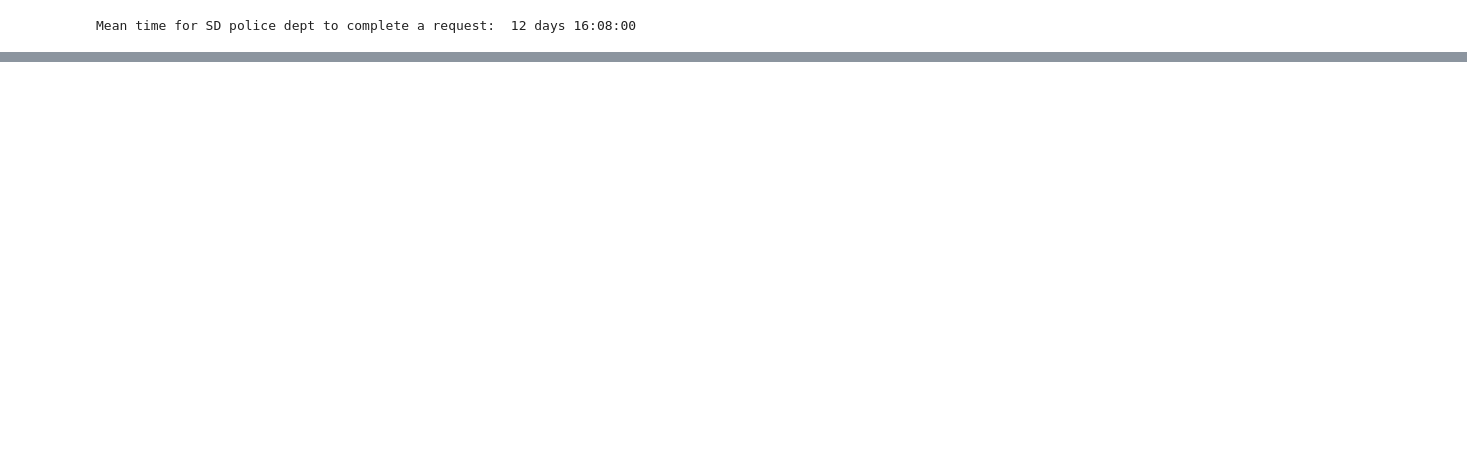
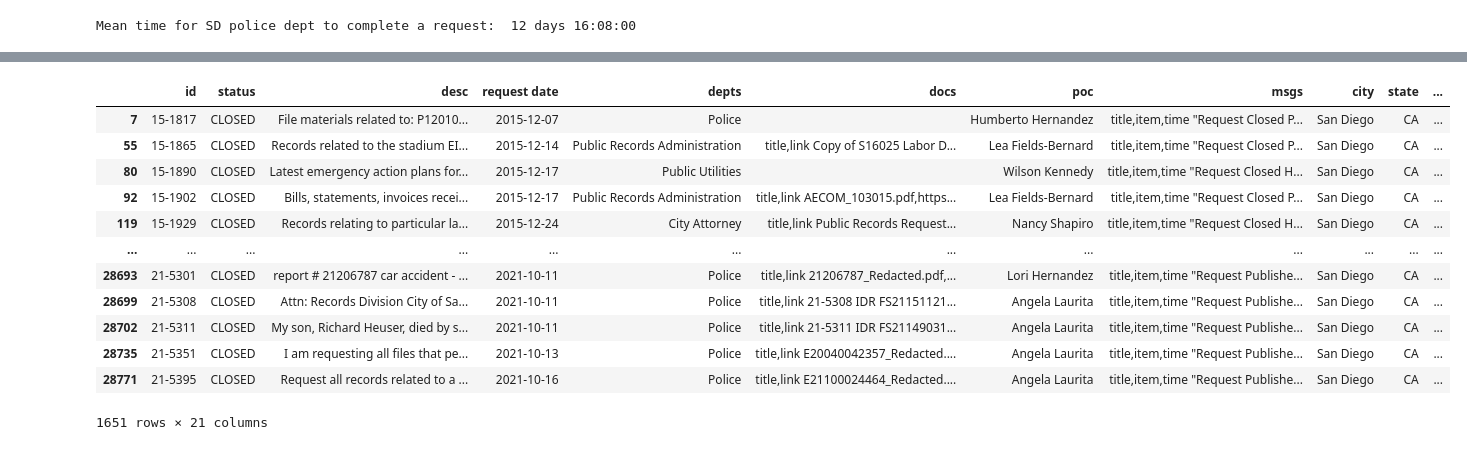
Before and after one commit to emile-66/muckrock_data, a Jupyter notebook: prelim data cleaning for nexreq/prelim_sd_nextreq_cleaning.ipynb, the cells around one changed output, grey strips where cells are left out. Drawn from its saved outputs; the diff is of its cells as text; code cells hidden in the pictures; blank space fills up the shorter version.

```diff
--- a/prelim data cleaning for nexreq/prelim_sd_nextreq_cleaning.ipynb
+++ b/prelim data cleaning for nexreq/prelim_sd_nextreq_cleaning.ipynb
@@ -194,7 +190,7 @@ sd.head()"""
 # %% [output]
 'def get_closing_time(msgs):\n    #messages = row["msgs"]\n    times = re.findall("[A-Z].{,10}[0-9]{,3}, [0-9]{4}, [0-9]{,2}:[0-9]*[pa]m", msgs)\n    doc_updates = re.findall("Department|Document... R ...
 # %%
-sd_police['Closing Time (dt)'] = pd.to_datetime(sd_police['Closing Time (str)'].astype(str))
-sd_police.head()
+sd['Closing Time (dt)'] = pd.to_datetime(sd['Closing Time (str)'].astype(str))
+sd.head()
 # %% [output]
 |  | id | status | desc | request date | depts | docs | poc | msgs | city | state | ... |
@@ -206,7 +202,7 @@ sd_police.head()
 # %% [markdown]
 ### Compute average time it takes for SD police department to complete a request
 # %%
-sd_police['days_until_completed'] = sd_police['Closing Time (dt)'] - sd_police['Submission Time (dt)']
-sd_police.head()
+sd['days_until_completed'] = sd['Closing Time (dt)'] - sd['Submission Time (dt)']
+sd.head()
 # %% [output]
 |  | id | status | desc | request date | depts | docs | poc | msgs | city | state | ... |
@@ -231,0 +290,2 @@ sd_police.iloc[3, 11]
+# %%
+sd['result'] = sd['msgs'].apply(get_result)
@@ -231,0 +314,18 @@ sd_police.iloc[3, 11]
+# %%
+temp = sd[sd['result'] == 'Released - Redacted/Withheld']
+# %%
+temp
+# %% [output]
+|  | id | status | desc | request date | depts | docs | poc | msgs | city | state | ... |
+| 7 | 15-1817 | CLOSED | File materials related to: P12010... | 2015-12-07 | Police |  | Humberto Hernandez | title,item,time "Request Closed P... | San Diego | CA | ... |
+| 55 | 15-1865 | CLOSED | Records related to the stadium EI... | 2015-12-14 | Public Records Administration | title,link Copy of S16025 Labor D... | Lea Fields-Bernard | title,item,time "Request Closed P... | San Diego | CA | ... |
+| 80 | 15-1890 | CLOSED | Latest emergency action plans for... | 2015-12-17 | Public Utilities |  | Wilson Kennedy | title,item,time "Request Closed H... | San Diego | CA | ... |
+| 92 | 15-1902 | CLOSED | Bills, statements, invoices recei... | 2015-12-17 | Public Records Administration | title,link AECOM_103015.pdf,https... | Lea Fields-Bernard | title,item,time "Request Closed P... | San Diego | CA | ... |
+| 119 | 15-1929 | CLOSED | Records relating to particular la... | 2015-12-24 | City Attorney | title,link Public Records Request... | Nancy Shapiro | title,item,time "Request Closed H... | San Diego | CA | ... |
+| ... | ... | ... | ... | ... | ... | ... | ... | ... | ... | ... | ... |
+| 28693 | 21-5301 | CLOSED | report # 21206787 car accident - ... | 2021-10-11 | Police | title,link 21206787_Redacted.pdf,... | Lori Hernandez | title,item,time "Request Publishe... | San Diego | CA | ... |
+| 28699 | 21-5308 | CLOSED | Attn: Records Division City of Sa... | 2021-10-11 | Police | title,link 21-5308 IDR FS21151121... | Angela Laurita | title,item,time "Request Publishe... | San Diego | CA | ... |
+| 28702 | 21-5311 | CLOSED | My son, Richard Heuser, died by s... | 2021-10-11 | Police | title,link 21-5311 IDR FS21149031... | Angela Laurita | title,item,time "Request Publishe... | San Diego | CA | ... |
+| 28735 | 21-5351 | CLOSED | I am requesting all files that pe... | 2021-10-13 | Police | title,link E20040042357_Redacted.... | Angela Laurita | title,item,time "Request Publishe... | San Diego | CA | ... |
+| 28771 | 21-5395 | CLOSED | Request all records related to a ... | 2021-10-16 | Police | title,link E21100024464_Redacted.... | Angela Laurita | title,item,time "Request Publishe... | San Diego | CA | ... |
+1651 rows × 21 columns
```
Also changed, not shown: parts of 18 cells of this notebook, 2 other files.
